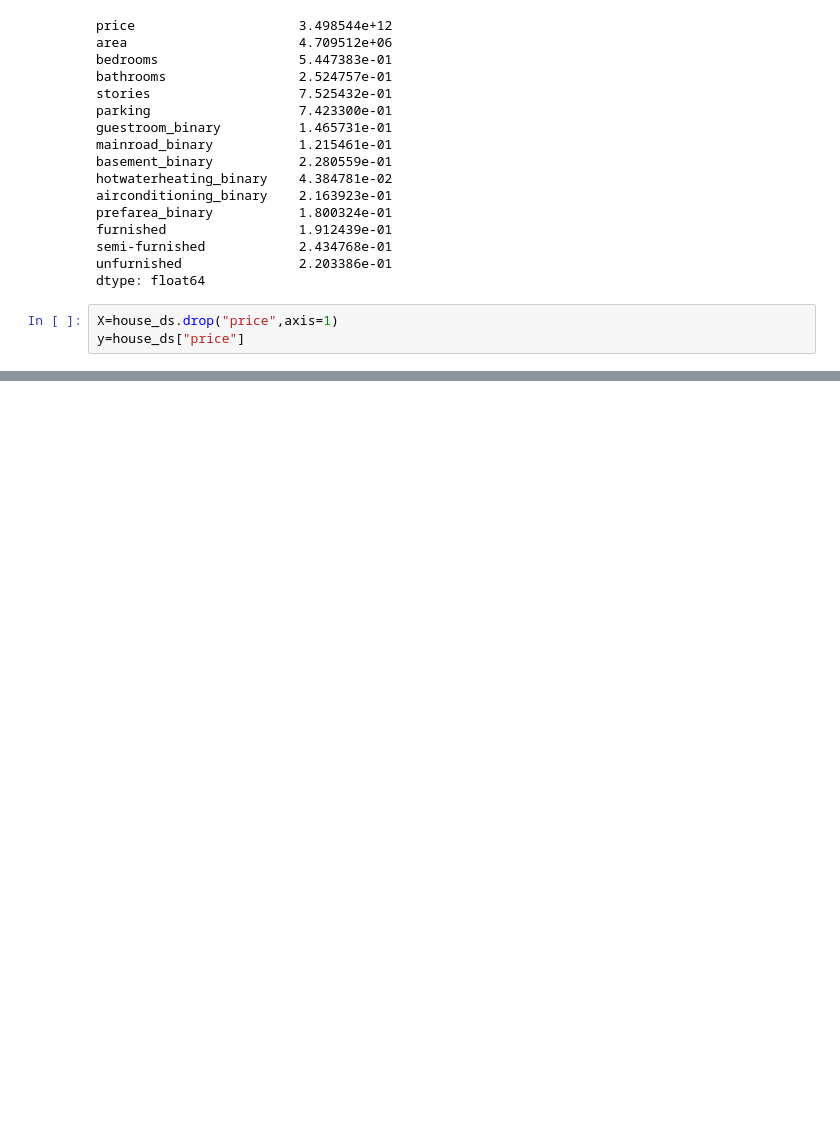
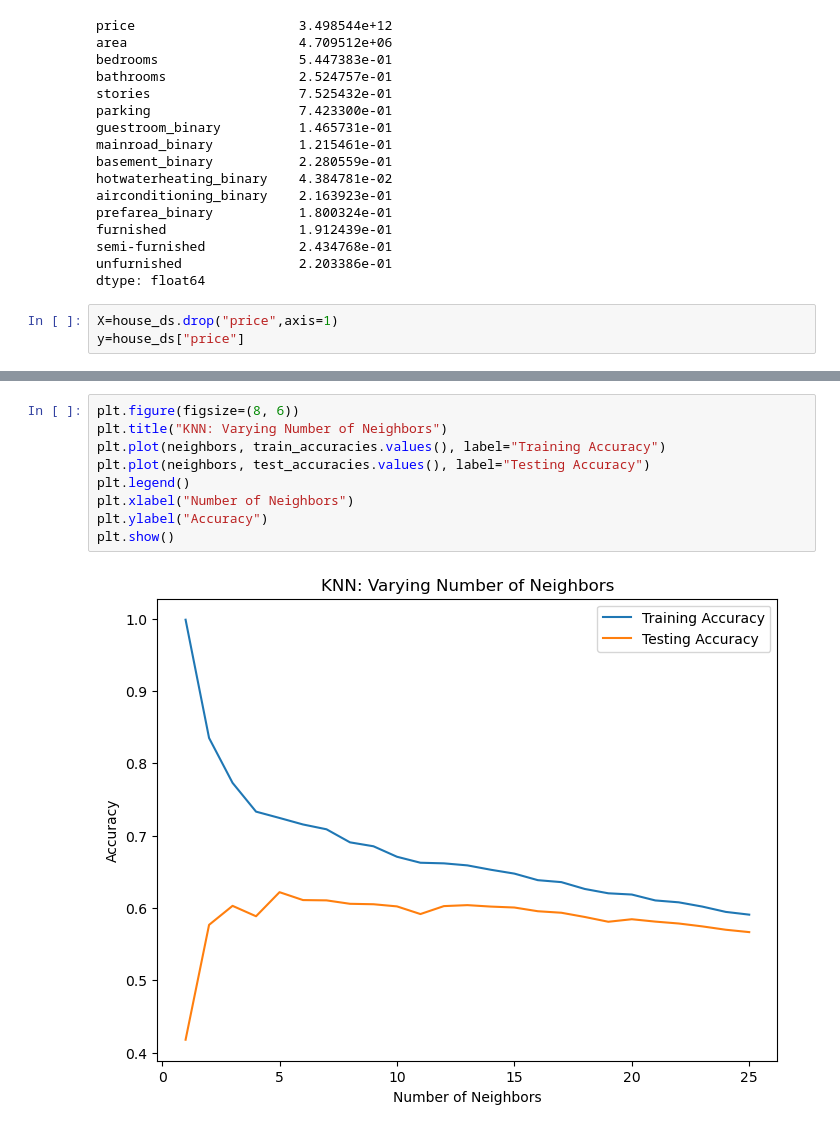
Before and after one commit to bassem710/ML-AI300-Project, a Jupyter notebook: knn.ipynb, the cells around one changed output, grey strips where cells are left out. Saved outputs shown, nothing was run; the diff lists cells and outputs as text; blank space fills up the shorter version.

```diff
--- a/knn.ipynb
+++ b/knn.ipynb
@@ -129,0 +165,11 @@ plt.show()
+# %%
+plt.figure(figsize=(8, 6))
+plt.title("KNN: Varying Number of Neighbors")
+plt.plot(neighbors, train_accuracies.values(), label="Training Accuracy")
+plt.plot(neighbors, test_accuracies.values(), label="Testing Accuracy")
+plt.legend()
+plt.xlabel("Number of Neighbors")
+plt.ylabel("Accuracy")
+plt.show()
+# %% [output]
+[figure, added]
```
Also changed, not shown: parts of 9 cells of this notebook, 3 other files.
